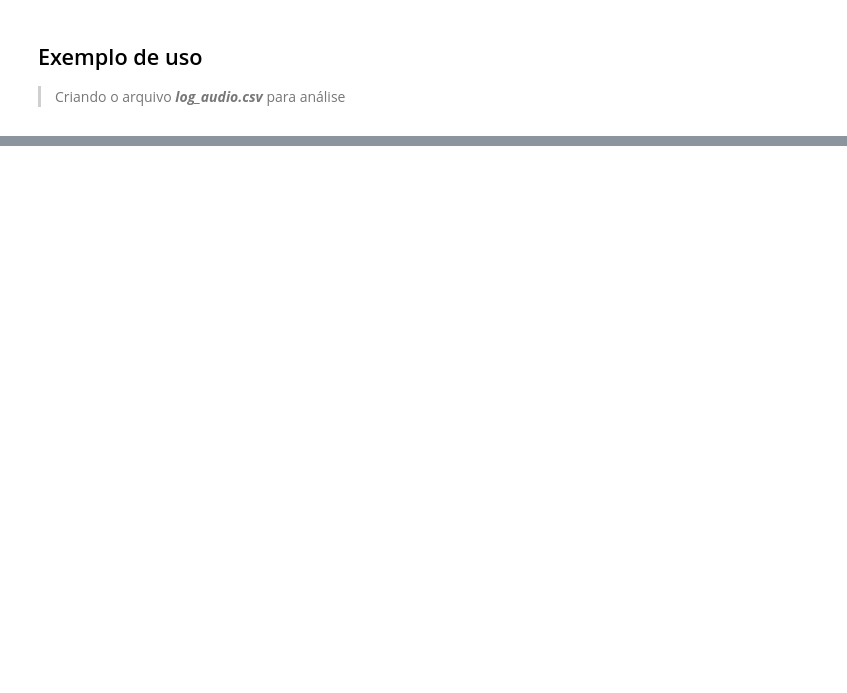
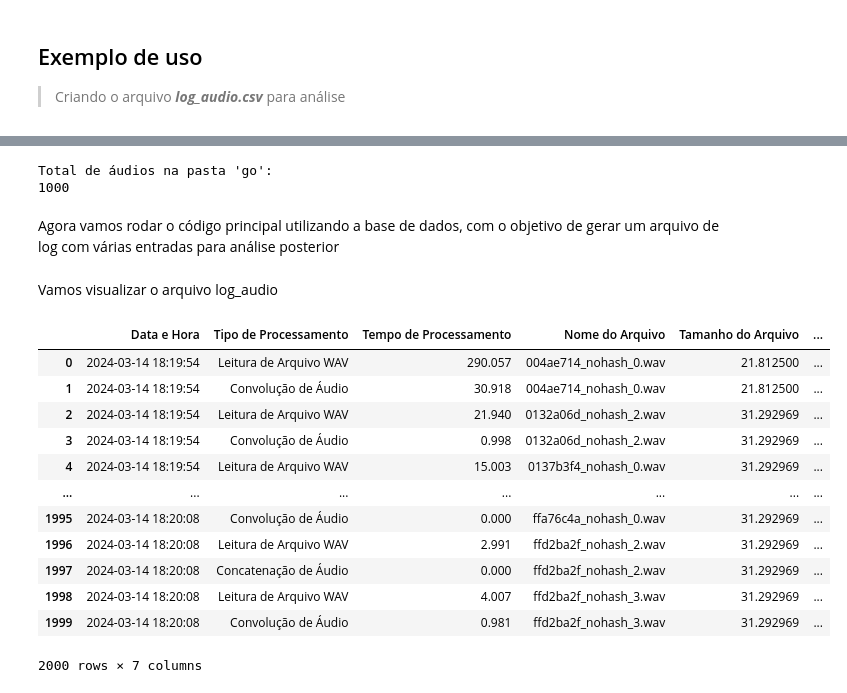
Before and after one commit to luana-kruger/Programming_Techniques-Santander_Coders23, a Jupyter notebook: Scripts/audio_process.ipynb, the cells around one changed output, grey strips where cells are left out. Cells and saved outputs as stored; diff of their text form; code cells hidden in the pictures; blank space fills up the shorter version.

Commit message:
Exemplos de uso - Script de áudio, mudanças no README

```diff
--- a/Scripts/audio_process.ipynb
+++ b/Scripts/audio_process.ipynb
@@ -423,0 +461,11 @@ with open('..\logs\log_audio.csv', mode='r') as file:
+# %%
+go_dir = data_dir / 'go/'
+go_dir
+
+print("Total de áudios na pasta 'go': ")
+
+image_count = len(list(go_dir.glob('*.wav')))
+print(image_count)
+# %% [output]
+Total de áudios na pasta 'go':
+1000
@@ -423,0 +476,2 @@ with open('..\logs\log_audio.csv', mode='r') as file:
+# %% [markdown]
+Agora vamos rodar o código principal utilizando a base de dados, com o objetivo de gerar um arquivo de log com várias entradas para análise posterior
@@ -423,0 +512,19 @@ with open('..\logs\log_audio.csv', mode='r') as file:
+# %% [markdown]
+Vamos visualizar o arquivo log_audio
+# %%
+df = pd.read_csv('..\logs\log_audio.csv', encoding='latin-1')
+df
+# %% [output]
+|  | Data e Hora | Tipo de Processamento | Tempo de Processamento | Nome do Arquivo | Tamanho do Arquivo | ... |
+| 0 | 2024-03-14 18:19:54 | Leitura de Arquivo WAV | 290.057 | 004ae714_nohash_0.wav | 21.812500 | ... |
+| 1 | 2024-03-14 18:19:54 | Convolução de Áudio | 30.918 | 004ae714_nohash_0.wav | 21.812500 | ... |
+| 2 | 2024-03-14 18:19:54 | Leitura de Arquivo WAV | 21.940 | 0132a06d_nohash_2.wav | 31.292969 | ... |
+| 3 | 2024-03-14 18:19:54 | Convolução de Áudio | 0.998 | 0132a06d_nohash_2.wav | 31.292969 | ... |
+| 4 | 2024-03-14 18:19:54 | Leitura de Arquivo WAV | 15.003 | 0137b3f4_nohash_0.wav | 31.292969 | ... |
+| ... | ... | ... | ... | ... | ... | ... |
+| 1995 | 2024-03-14 18:20:08 | Convolução de Áudio | 0.000 | ffa76c4a_nohash_0.wav | 31.292969 | ... |
+| 1996 | 2024-03-14 18:20:08 | Leitura de Arquivo WAV | 2.991 | ffd2ba2f_nohash_2.wav | 31.292969 | ... |
+| 1997 | 2024-03-14 18:20:08 | Concatenação de Áudio | 0.000 | ffd2ba2f_nohash_2.wav | 31.292969 | ... |
+| 1998 | 2024-03-14 18:20:08 | Leitura de Arquivo WAV | 4.007 | ffd2ba2f_nohash_3.wav | 31.292969 | ... |
+| 1999 | 2024-03-14 18:20:08 | Convolução de Áudio | 0.981 | ffd2ba2f_nohash_3.wav | 31.292969 | ... |
+2000 rows × 7 columns
```
Also changed, not shown: parts of 7 cells of this notebook, 2 other files.
